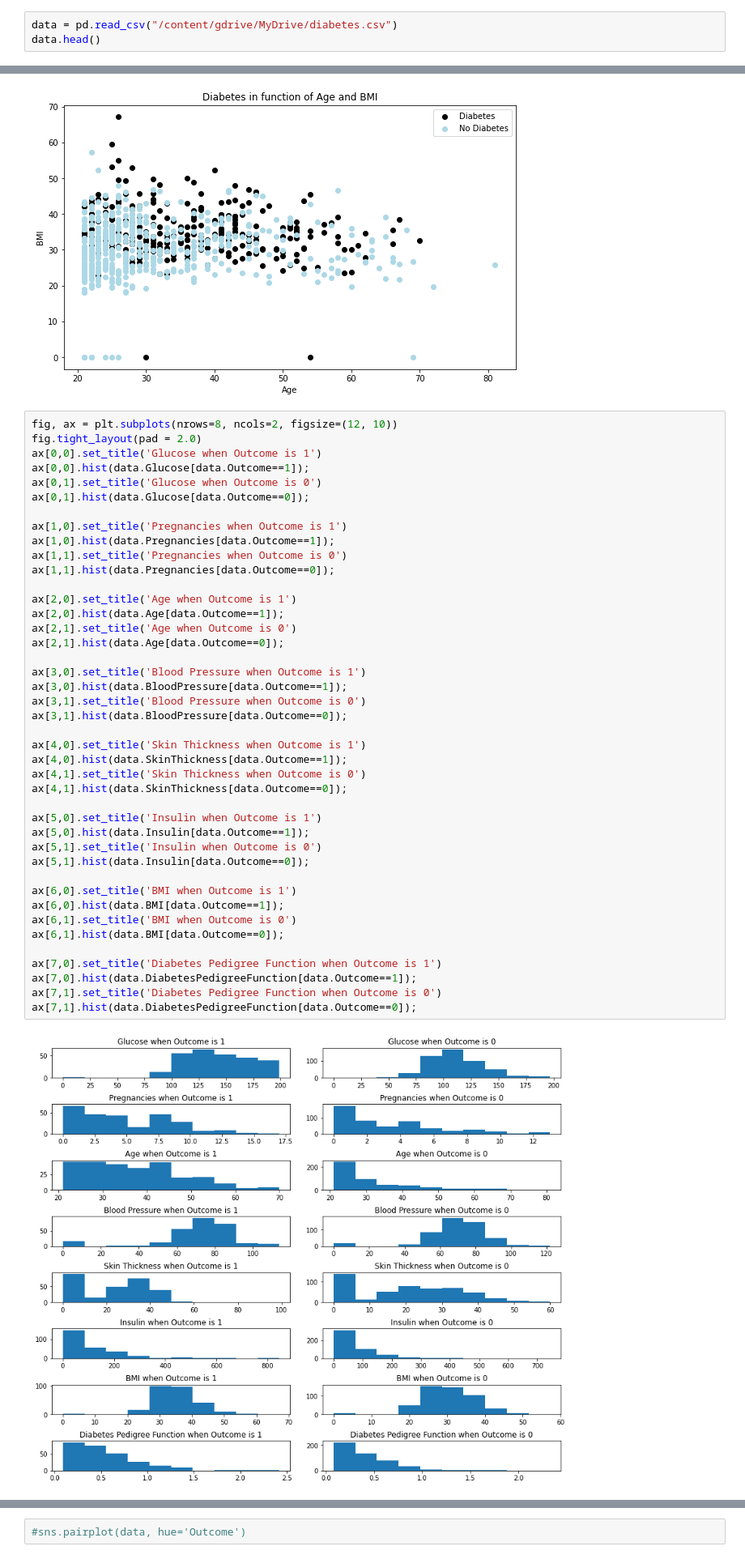
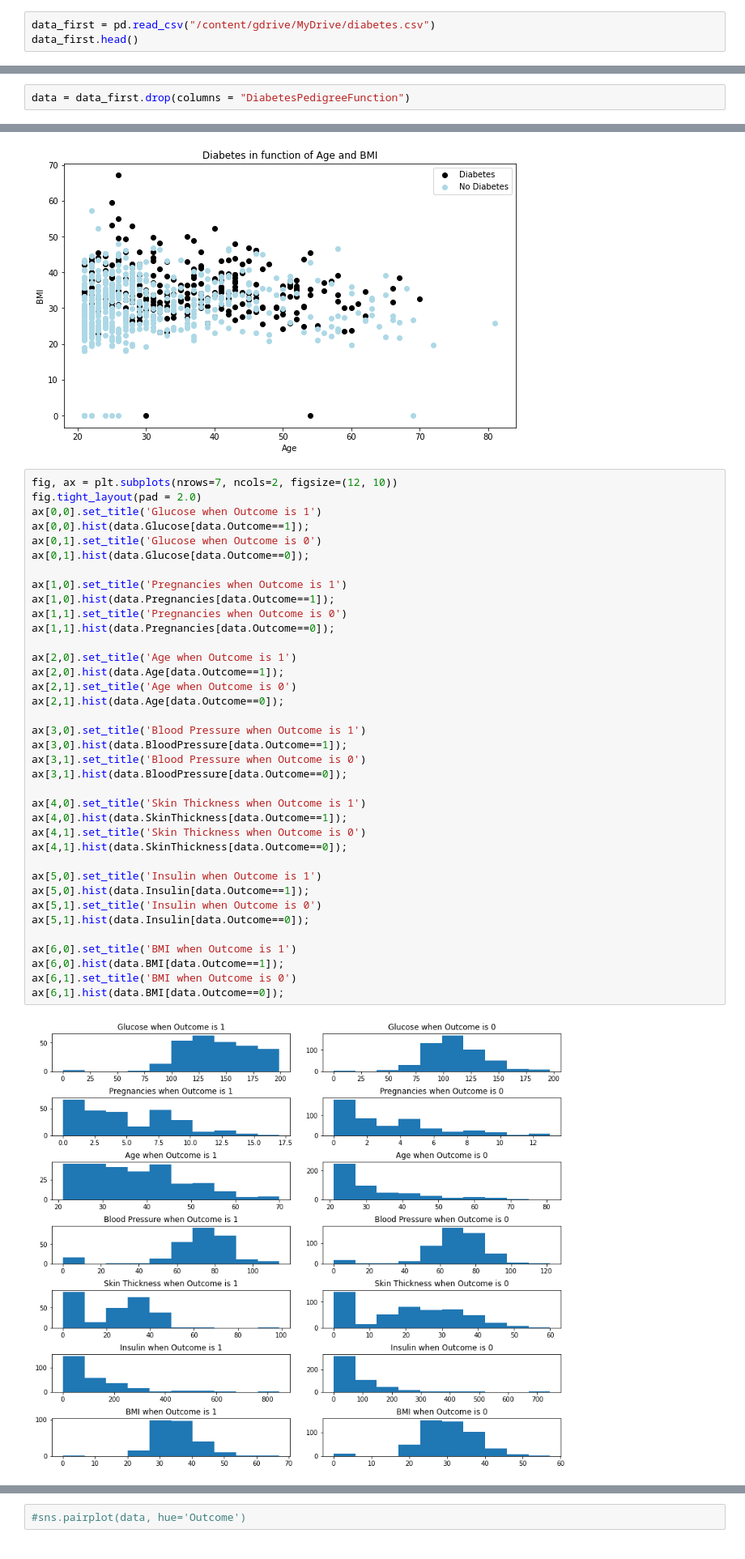
Before and after one commit to DenisaArtean/Diabetes-Prediction, a Jupyter notebook: Diabetes.ipynb, the cells around one changed output, grey strips where cells are left out. Shown: that part at 81% size. Drawn from its saved outputs; the diff is of its cells as text.

```diff
--- a/Diabetes.ipynb
+++ b/Diabetes.ipynb
@@ -12,8 +12,8 @@ import matplotlib.pyplot as plt
 import plotly.express as px
 import seaborn as sns
 # %%
-data = pd.read_csv("/content/gdrive/MyDrive/diabetes.csv")
-data.head()
+data_first = pd.read_csv("/content/gdrive/MyDrive/diabetes.csv")
+data_first.head()
 # %% [output]
 |  | Pregnancies | Glucose | BloodPressure | SkinThickness | Insulin | BMI | DiabetesPedigreeFunction | Age | ... |
 | 0 | 6 | 148 | 72 | 35 | 0 | 33.6 | 0.627 | 50 | ... |
@@ -21,3 +21,5 @@ data.head()
 | 2 | 8 | 183 | 64 | 0 | 0 | 23.3 | 0.672 | 32 | ... |
 | 3 | 1 | 89 | 66 | 23 | 94 | 28.1 | 0.167 | 21 | ... |
 | 4 | 0 | 137 | 40 | 35 | 168 | 43.1 | 2.288 | 33 | ... |
+# %%
+data = data_first.drop(columns = "DiabetesPedigreeFunction")
@@ -156,7 +166,7 @@ plt.ylabel("BMI")
 Text(0, 0.5, 'BMI')
 [figure]
 # %%
-fig, ax = plt.subplots(nrows=8, ncols=2, figsize=(12, 10))
+fig, ax = plt.subplots(nrows=7, ncols=2, figsize=(12, 10))
 fig.tight_layout(pad = 2.0)
 ax[0,0].set_title('Glucose when Outcome is 1')
 ax[0,0].hist(data.Glucose[data.Outcome==1]);
@@ -166,39 +176,34 @@ ax[0,1].hist(data.Glucose[data.Outcome==0]);
 ax[1,0].set_title('Pregnancies when Outcome is 1')
 ax[1,0].hist(data.Pregnancies[data.Outcome==1]);
 ax[1,1].set_title('Pregnancies when Outcome is 0')
 ax[1,1].hist(data.Pregnancies[data.Outcome==0]);
 
 ax[2,0].set_title('Age when Outcome is 1')
 ax[2,0].hist(data.Age[data.Outcome==1]);
 ax[2,1].set_title('Age when Outcome is 0')
 ax[2,1].hist(data.Age[data.Outcome==0]);
 
 ax[3,0].set_title('Blood Pressure when Outcome is 1')
 ax[3,0].hist(data.BloodPressure[data.Outcome==1]);
 ax[3,1].set_title('Blood Pressure when Outcome is 0')
 ax[3,1].hist(data.BloodPressure[data.Outcome==0]);
 
 ax[4,0].set_title('Skin Thickness when Outcome is 1')
 ax[4,0].hist(data.SkinThickness[data.Outcome==1]);
 ax[4,1].set_title('Skin Thickness when Outcome is 0')
 ax[4,1].hist(data.SkinThickness[data.Outcome==0]);
 
 ax[5,0].set_title('Insulin when Outcome is 1')
 ax[5,0].hist(data.Insulin[data.Outcome==1]);
 ax[5,1].set_title('Insulin when Outcome is 0')
 ax[5,1].hist(data.Insulin[data.Outcome==0]);
 
 ax[6,0].set_title('BMI when Outcome is 1')
 ax[6,0].hist(data.BMI[data.Outcome==1]);
 ax[6,1].set_title('BMI when Outcome is 0')
 ax[6,1].hist(data.BMI[data.Outcome==0]);
-
-ax[7,0].set_title('Diabetes Pedigree Function when Outcome is 1')
-ax[7,0].hist(data.DiabetesPedigreeFunction[data.Outcome==1]);
-ax[7,1].set_title('Diabetes Pedigree Function when Outcome is 0')
-ax[7,1].hist(data.DiabetesPedigreeFunction[data.Outcome==0]);
 # %% [output]
-[figure, old version]
+[figure, new version]
 # %%
 data.corr()
 # %% [output]
```
Also changed, not shown: parts of 32 cells of this notebook.
